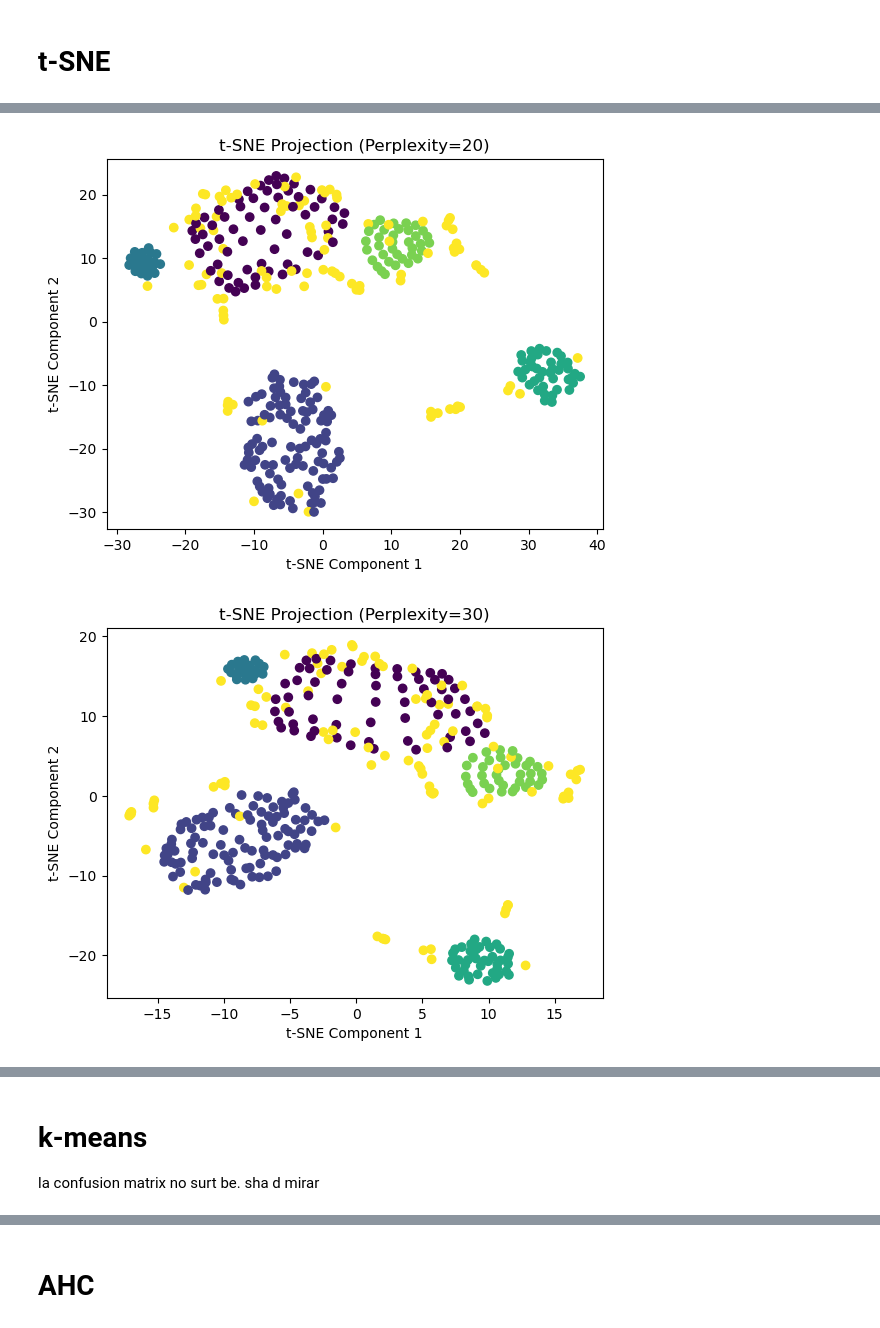
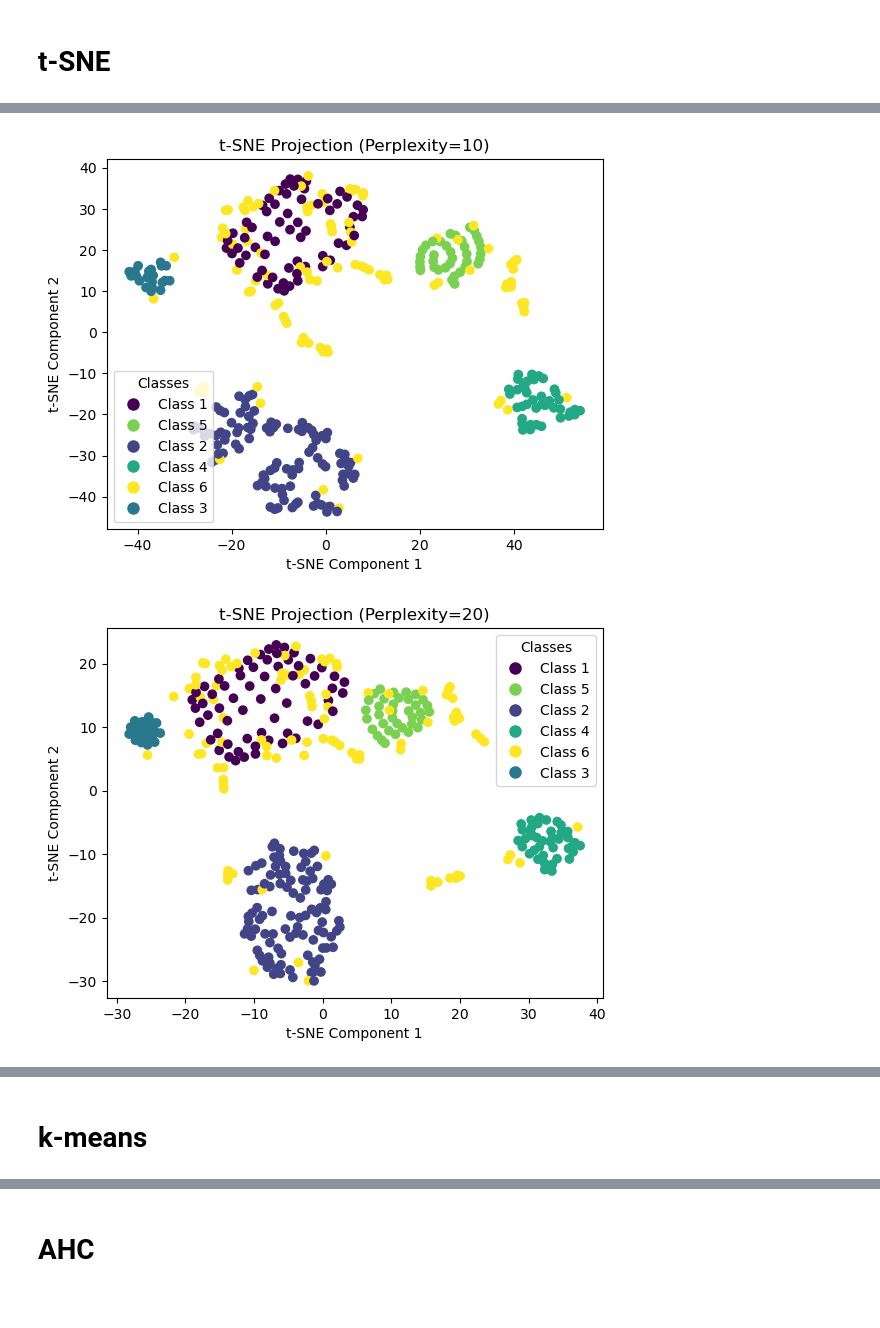
Before and after one commit to joanfreixasurv/NEC3_JoanFerre_JoanFreixas, a Jupyter notebook: a3-data.ipynb, the cells around one changed output, grey strips where cells are left out. Cells and saved outputs as stored; diff of their text form; code cells hidden in the pictures.

```diff
--- a/a3-data.ipynb
+++ b/a3-data.ipynb
@@ -11,6 +11,9 @@ print(data.head())
 
 # Extract features
 X = data.iloc[:, :-1]
+
+# Get unique class labels
+classes = data['class'].unique()
 # %% [output]
           x         y         z         t  class
 0 -0.031676 -9.912054 -0.579436 -1.044239      1
@@ -26,11 +29,21 @@ from sklearn.decomposition import PCA
 import matplotlib.pyplot as plt
 
 # Apply PCA
-pca = PCA(n_components=2)
+pca = PCA(n_components=4)
 pca_result = pca.fit_transform(X)
 
 # Plot PCA Projection
 plt.scatter(pca_result[:, 0], pca_result[:, 1], c=data['class'], cmap='viridis')
+
+# Legend
+legend_labels = {cls: f"Class {cls}" for cls in classes}
+legend_handles = [plt.Line2D([0], [0], marker='o', color='w', label=label,
+                             markerfacecolor=color, markersize=10)
+                  for color, label in zip(scatter.cmap(scatter.norm(classes)), legend_labels.values())]
+
+# Add legend
+plt.legend(handles=legend_handles, title='Classes')
+
 plt.title('PCA Projection')
 plt.xlabel('Principal Component 1')
 plt.ylabel('Principal Component 2')
@@ -53,7 +66,7 @@ plt.show()
 from sklearn.manifold import TSNE
 
 # Define perplexity values to try
-perplexities = [10, 20, 30, 40]
+perplexities = [5, 10, 20, 30, 40, 50]
 
 # Plot t-SNE Projection for each perplexity
 for perplexity in perplexities:
@@ -63,6 +76,16 @@ for perplexity in perplexities:
 
     # Plot t-SNE Projection
     plt.scatter(tsne_result[:, 0], tsne_result[:, 1], c=data['class'], cmap='viridis')
+
+        # Legend
+    legend_labels = {cls: f"Class {cls}" for cls in classes}
+    legend_handles = [plt.Line2D([0], [0], marker='o', color='w', label=label,
+                                markerfacecolor=color, markersize=10)
+                    for color, label in zip(scatter.cmap(scatter.norm(classes)), legend_labels.values())]
+
+    # Add legend
+    plt.legend(handles=legend_handles, title='Classes')
+
     plt.title(f't-SNE Projection (Perplexity={perplexity})')
     plt.xlabel('t-SNE Component 1')
     plt.ylabel('t-SNE Component 2')
@@ -72,2 +95,2 @@ for perplexity in perplexities:
-[figure, old version]
+[figure, new version]
-[figure, old version]
+[figure, new version]
@@ -75,7 +100,5 @@ for perplexity in perplexities:
-# %% [markdown]
-# k-means
-
-la confusion matrix no surt be. sha d mirar
+# %% [markdown]
+# k-means
 # %%
 from sklearn.cluster import KMeans
 from sklearn.metrics import confusion_matrix
```
Also changed, not shown: parts of 4 cells of this notebook.
